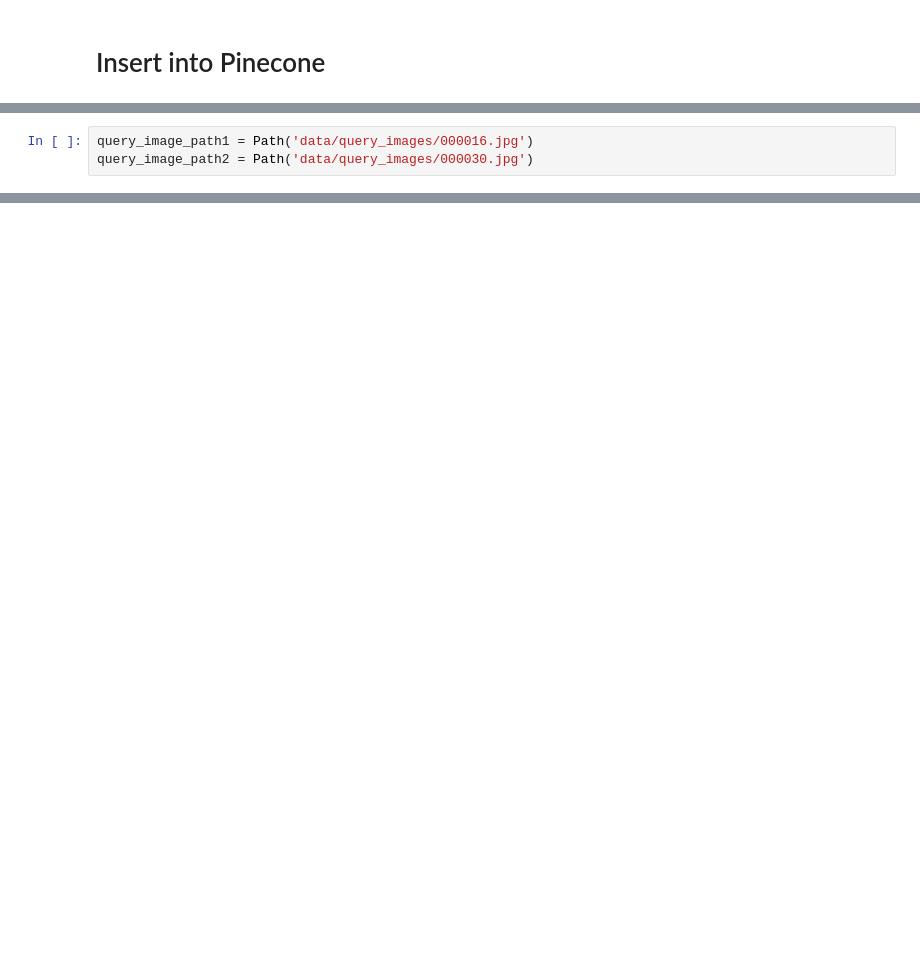
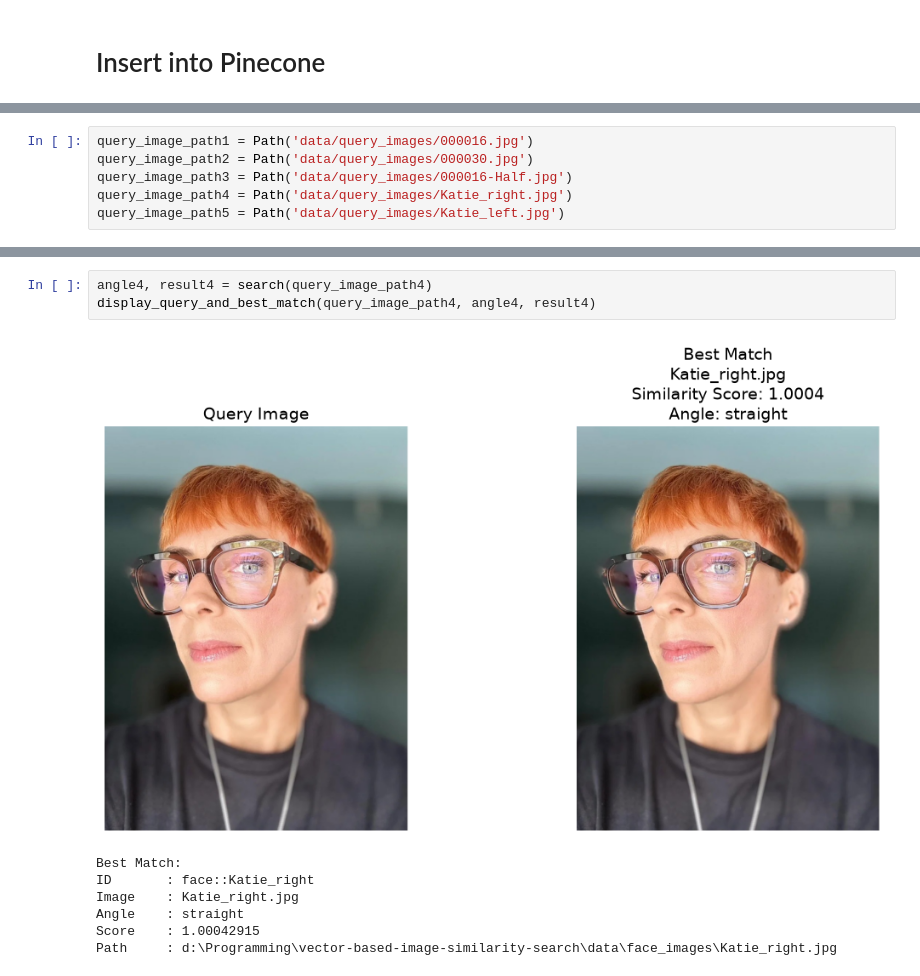
Before and after one commit to sajan-sarker/vector-based-image-similarity-search, a Jupyter notebook: Experiment.ipynb, the cells around one changed output, grey strips where cells are left out. Saved outputs shown, nothing was run; the diff lists cells and outputs as text; blank space fills up the shorter version.

```diff
--- a/Experiment.ipynb
+++ b/Experiment.ipynb
@@ -329,5 +336,8 @@ Upserted 20 face embedding(s) into Pinecone.
 # %%
 query_image_path1 = Path('data/query_images/000016.jpg')
 query_image_path2 = Path('data/query_images/000030.jpg')
+query_image_path3 = Path('data/query_images/000016-Half.jpg')
+query_image_path4 = Path('data/query_images/Katie_right.jpg')
+query_image_path5 = Path('data/query_images/Katie_left.jpg')
 # %%
 from src.search_face import search
@@ -436,0 +439,11 @@ Path     : /workspaces/vector-based-image-similarity-search/data/face_images/000
+# %%
+angle4, result4 = search(query_image_path4)
+display_query_and_best_match(query_image_path4, angle4, result4)
+# %% [output]
+[figure, added]
+Best Match:
+ID       : face::Katie_right
+Image    : Katie_right.jpg
+Angle    : straight
+Score    : 1.00042915
+Path     : d:\Programming\vector-based-image-similarity-search\data\face_images\Katie_right.jpg
```
Also changed, not shown: parts of 25 cells of this notebook.
